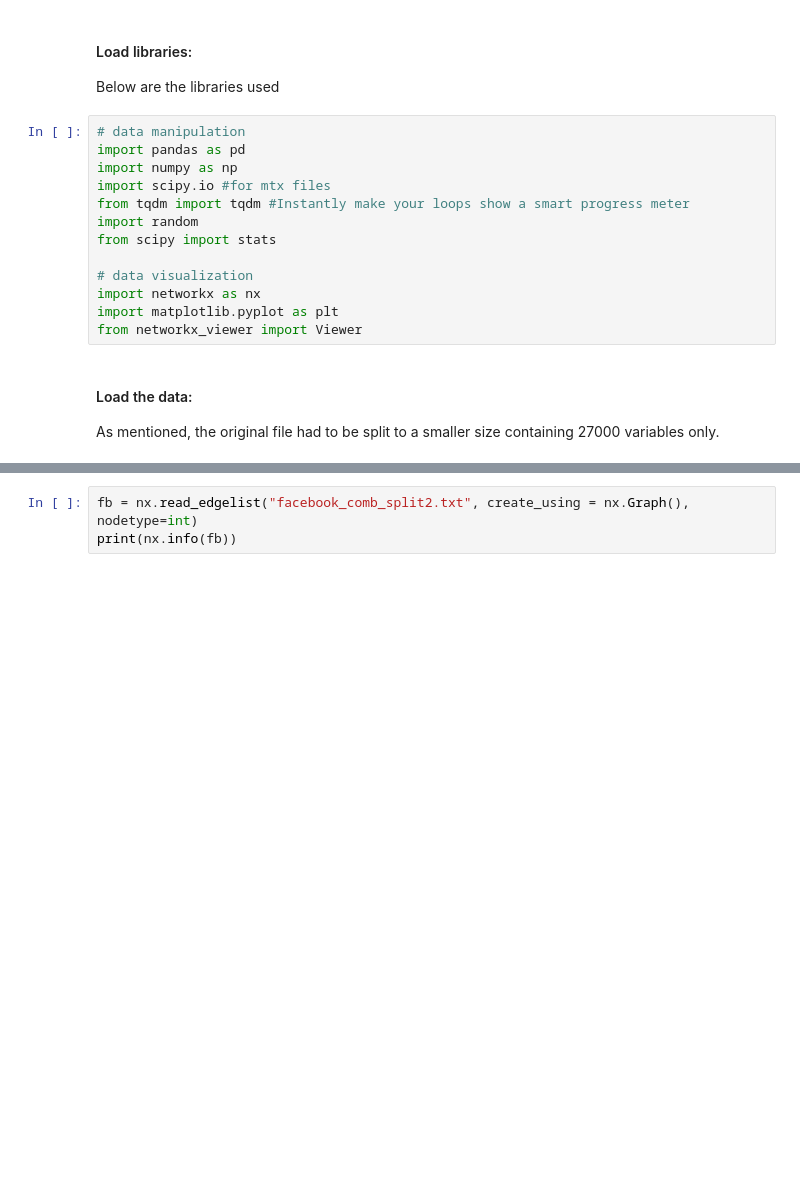
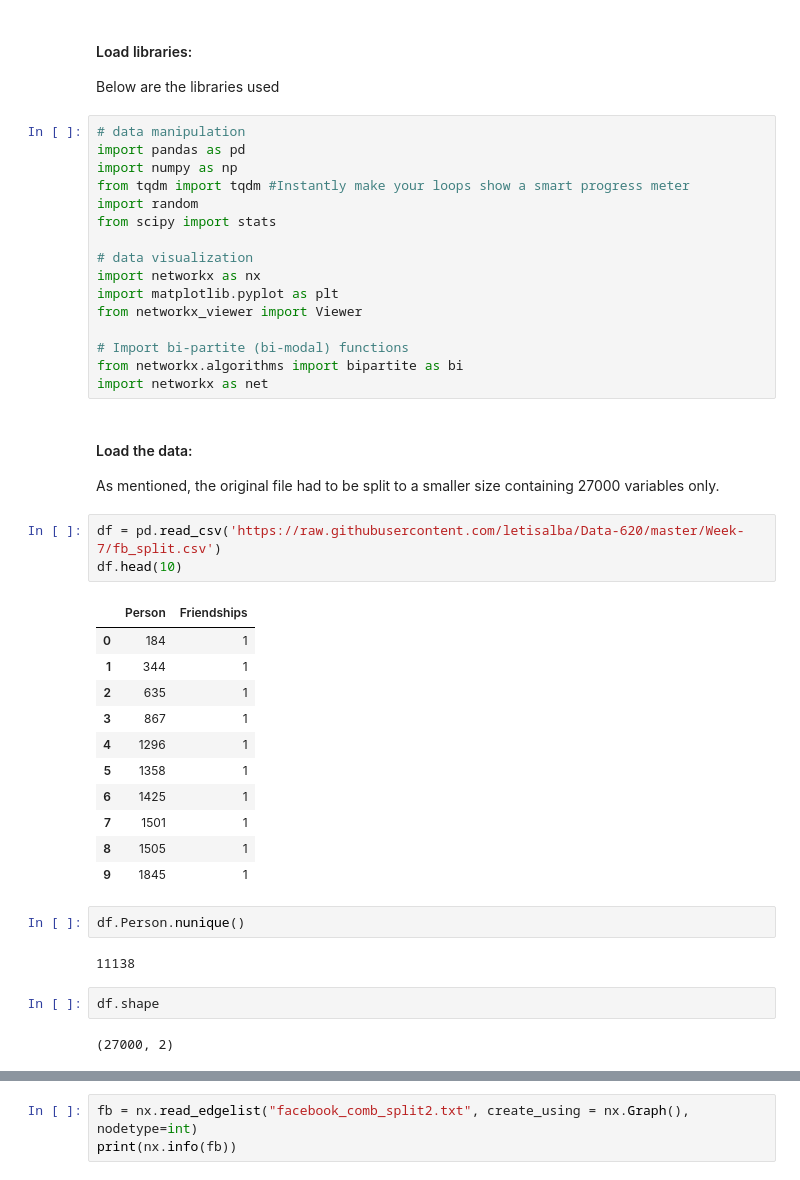
Before and after one commit to letisalba/Data-620, a Jupyter notebook: Week-7/Data 620 - Project 2.ipynb, the cells around one changed output, grey strips where cells are left out. Drawn from its saved outputs; the diff is of its cells as text; blank space fills up the shorter version.

```diff
--- a/Week-7/Data 620 - Project 2.ipynb
+++ b/Week-7/Data 620 - Project 2.ipynb
@@ -37,7 +37,6 @@ Below are the libraries used
 # data manipulation
 import pandas as pd
 import numpy as np
-import scipy.io #for mtx files
 from tqdm import tqdm #Instantly make your loops show a smart progress meter
 import random
 from scipy import stats
@@ -46,6 +45,33 @@ from scipy import stats
 import networkx as nx
 import matplotlib.pyplot as plt
 from networkx_viewer import Viewer
+
+# Import bi-partite (bi-modal) functions
+from networkx.algorithms import bipartite as bi
+import networkx as net
 # %% [markdown]
 #### Load the data:
 As mentioned, the original file had to be split to a smaller size containing 27000 variables only.
+# %%
+df = pd.read_csv('https://raw.githubusercontent.com/letisalba/Data-620/master/Week-7/fb_split.csv')
+df.head(10)
+# %% [output]
+|  | Person | Friendships |
+| 0 | 184 | 1 |
+| 1 | 344 | 1 |
+| 2 | 635 | 1 |
+| 3 | 867 | 1 |
+| 4 | 1296 | 1 |
+| 5 | 1358 | 1 |
+| 6 | 1425 | 1 |
+| 7 | 1501 | 1 |
+| 8 | 1505 | 1 |
+| 9 | 1845 | 1 |
+# %%
+df.Person.nunique()
+# %% [output]
+11138
+# %%
+df.shape
+# %% [output]
+(27000, 2)
```
Also changed, not shown: parts of 16 cells of this notebook, 2 other files.
